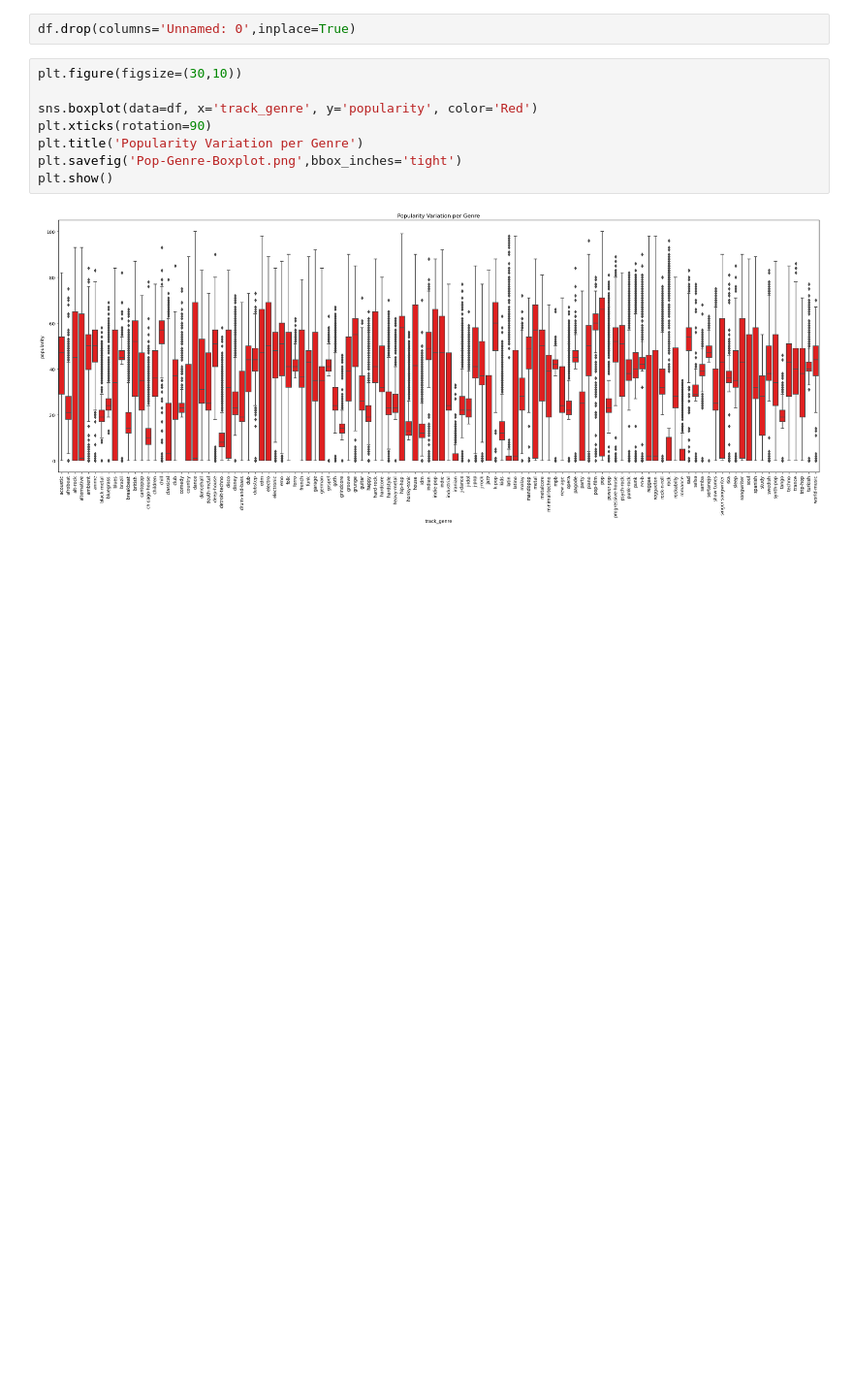
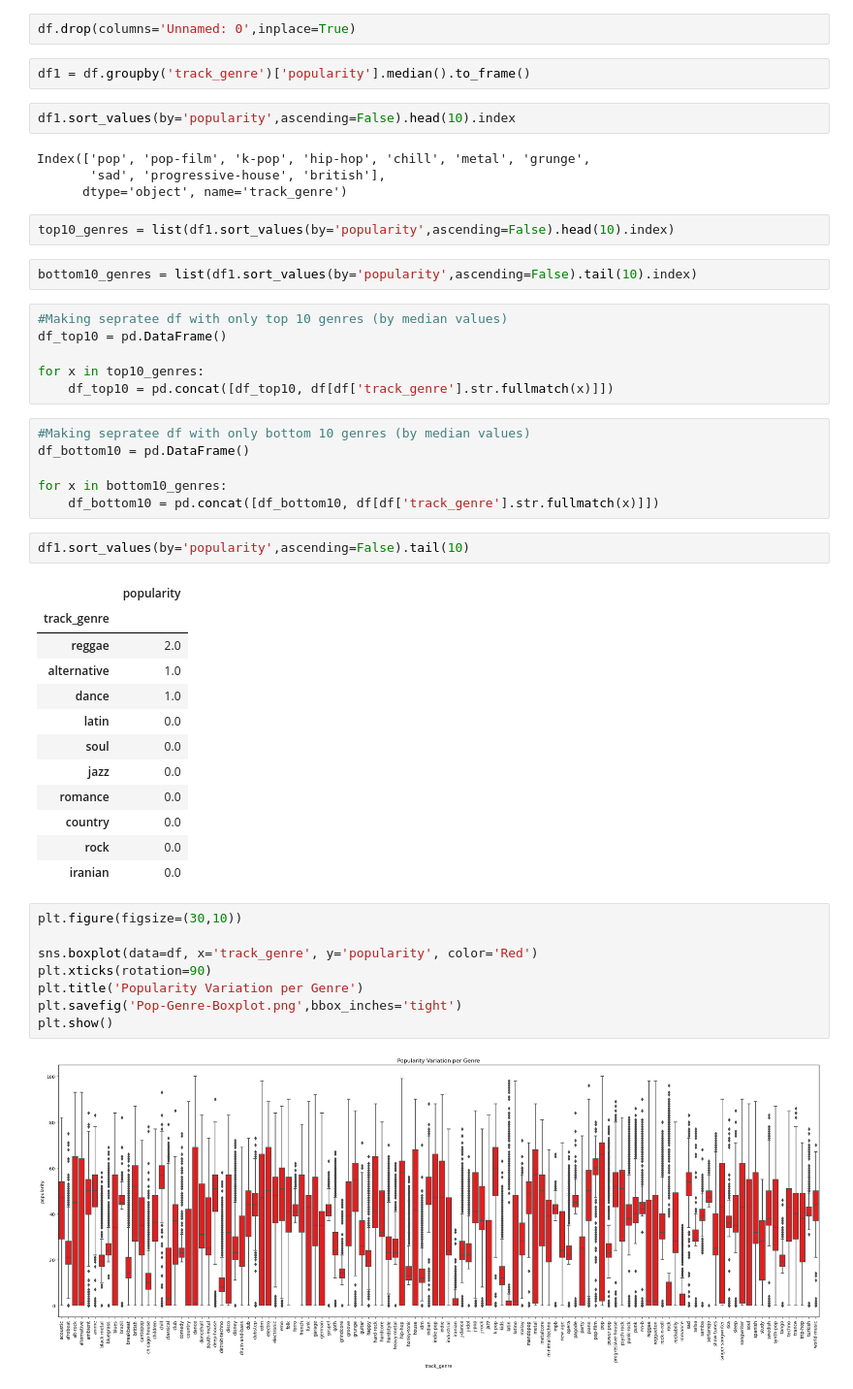
Before and after one commit to ounnuqul/Spotify_Popularity_Prediction_Model_Capstone_Project, a Jupyter notebook: Getting_release_dates.ipynb, the cells around one changed output. Shown at 97% size. Drawn from its saved outputs; the diff is of its cells as text; blank space fills up the shorter version.

```diff
--- a/Getting_release_dates.ipynb
+++ b/Getting_release_dates.ipynb
@@ -31,5 +32,44 @@ df.head()
 # %%
 df.drop(columns='Unnamed: 0',inplace=True)
+# %%
+df1 = df.groupby('track_genre')['popularity'].median().to_frame()
+# %%
+df1.sort_values(by='popularity',ascending=False).head(10).index
+# %% [output]
+Index(['pop', 'pop-film', 'k-pop', 'hip-hop', 'chill', 'metal', 'grunge',
+       'sad', 'progressive-house', 'british'],
+      dtype='object', name='track_genre')
+# %%
+top10_genres = list(df1.sort_values(by='popularity',ascending=False).head(10).index)
+# %%
+bottom10_genres = list(df1.sort_values(by='popularity',ascending=False).tail(10).index)
+# %%
+#Making sepratee df with only top 10 genres (by median values)
+df_top10 = pd.DataFrame()
+
+for x in top10_genres:
+    df_top10 = pd.concat([df_top10, df[df['track_genre'].str.fullmatch(x)]])
+# %%
+#Making sepratee df with only bottom 10 genres (by median values)
+df_bottom10 = pd.DataFrame()
+
+for x in bottom10_genres:
+    df_bottom10 = pd.concat([df_bottom10, df[df['track_genre'].str.fullmatch(x)]])
+# %%
+df1.sort_values(by='popularity',ascending=False).tail(10)
+# %% [output]
+|  | popularity |
+| track_genre |  |
+| reggae | 2.0 |
+| alternative | 1.0 |
+| dance | 1.0 |
+| latin | 0.0 |
+| soul | 0.0 |
+| jazz | 0.0 |
+| romance | 0.0 |
+| country | 0.0 |
+| rock | 0.0 |
+| iranian | 0.0 |
 # %%
 plt.figure(figsize=(30,10))
 
```
Also changed, not shown: parts of 3 cells of this notebook, 2 other files.
